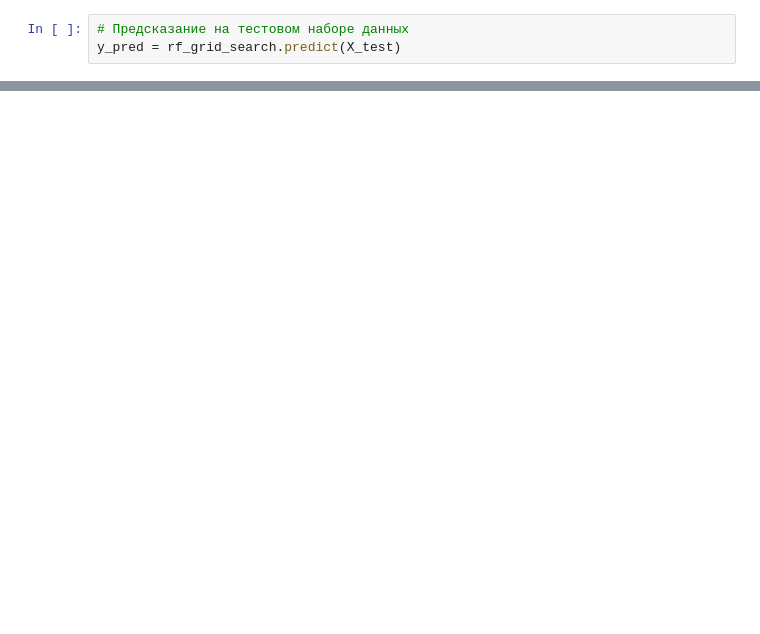
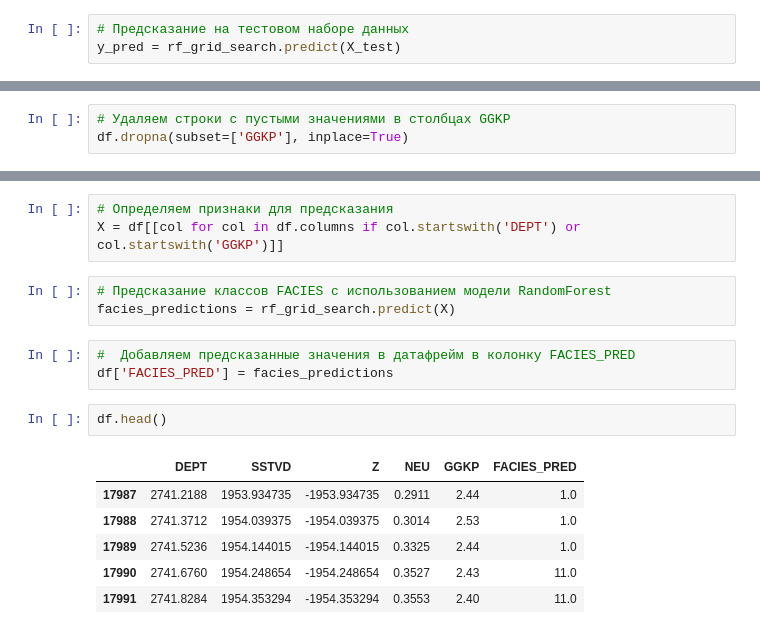
Before and after one commit to Abbelini513/Hakaton_Gazprom_ITO, a Jupyter notebook: task2.ipynb, the cells around one changed output, grey strips where cells are left out. Cells and saved outputs as stored; diff of their text form; blank space fills up the shorter version.

```diff
--- a/task2.ipynb
+++ b/task2.ipynb
@@ -306,0 +350,3 @@ weighted avg       0.56      0.57      0.56       529
+# %%
+# Удаляем строки с пустыми значениями в столбцах GGKP
+df.dropna(subset=['GGKP'], inplace=True)
@@ -306,0 +362,18 @@ weighted avg       0.56      0.57      0.56       529
+# %%
+# Определяем признаки для предсказания
+X = df[[col for col in df.columns if col.startswith('DEPT') or col.startswith('GGKP')]]
+# %%
+# Предсказание классов FACIES с использованием модели RandomForest
+facies_predictions = rf_grid_search.predict(X)
+# %%
+#  Добавляем предсказанные значения в датафрейм в колонку FACIES_PRED
+df['FACIES_PRED'] = facies_predictions
+# %%
+df.head()
+# %% [output]
+|  | DEPT | SSTVD | Z | NEU | GGKP | FACIES_PRED |
+| 17987 | 2741.2188 | 1953.934735 | -1953.934735 | 0.2911 | 2.44 | 1.0 |
+| 17988 | 2741.3712 | 1954.039375 | -1954.039375 | 0.3014 | 2.53 | 1.0 |
+| 17989 | 2741.5236 | 1954.144015 | -1954.144015 | 0.3325 | 2.44 | 1.0 |
+| 17990 | 2741.6760 | 1954.248654 | -1954.248654 | 0.3527 | 2.43 | 11.0 |
+| 17991 | 2741.8284 | 1954.353294 | -1954.353294 | 0.3553 | 2.40 | 11.0 |
```
Also changed, not shown: parts of 11 cells of this notebook, 1 other file.
